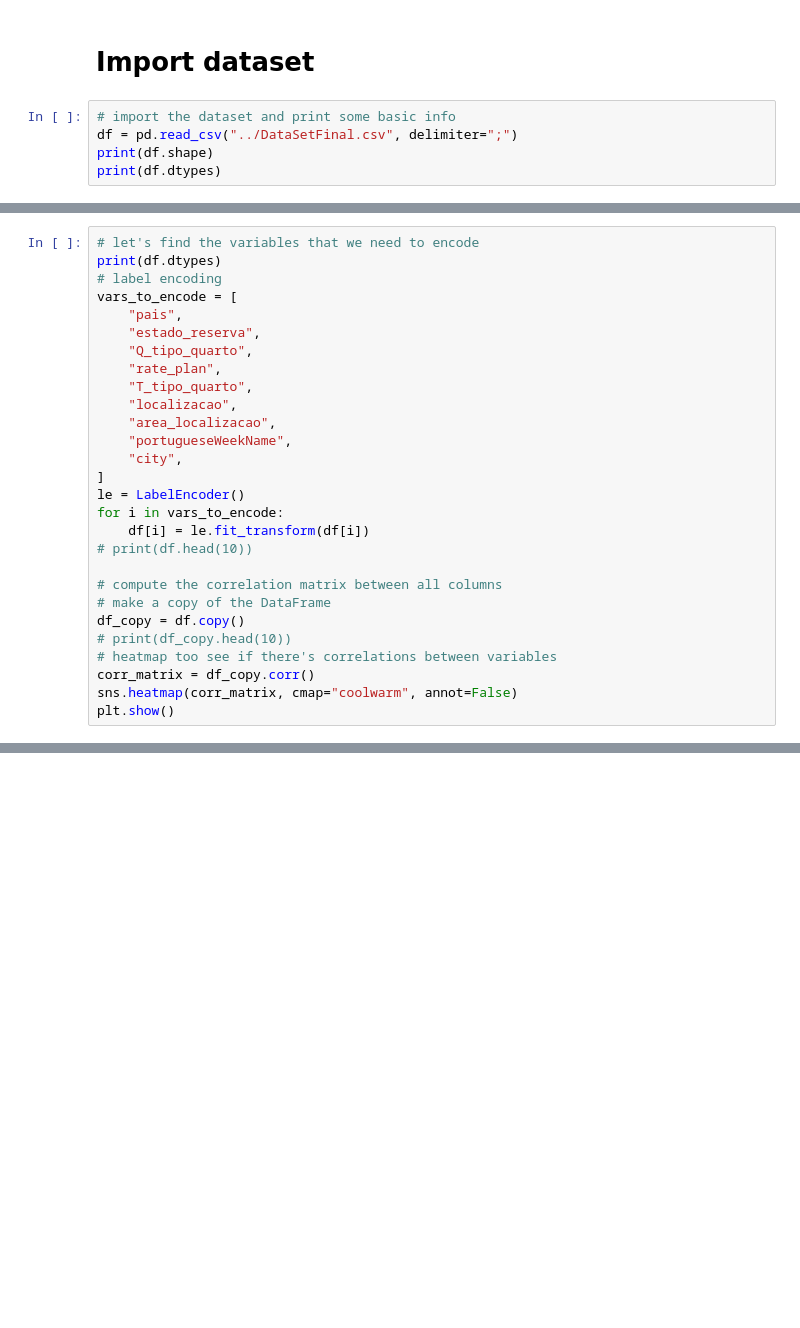
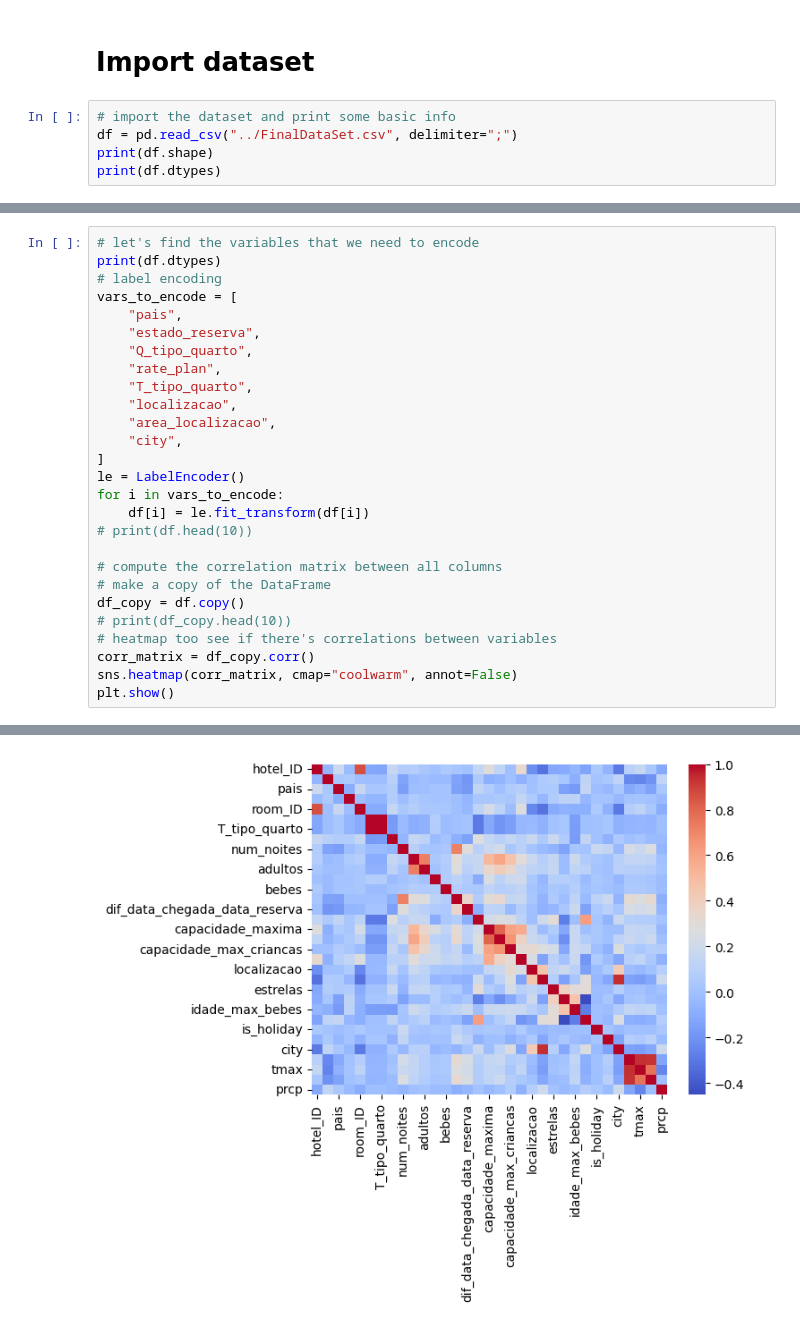
Before and after one commit to 8090457/MEI_TP_TEAD, a Jupyter notebook: Analise_Dados/AnalisePython/CorrelationMatrix.ipynb, the cells around one changed output, grey strips where cells are left out. Drawn from its saved outputs; the diff is of its cells as text; blank space fills up the shorter version.

```diff
--- a/Analise_Dados/AnalisePython/CorrelationMatrix.ipynb
+++ b/Analise_Dados/AnalisePython/CorrelationMatrix.ipynb
@@ -7,7 +7,7 @@ from sklearn.preprocessing import LabelEncoder
 # Import dataset
 # %%
 # import the dataset and print some basic info
-df = pd.read_csv("../DataSetFinal.csv", delimiter=";")
+df = pd.read_csv("../FinalDataSet.csv", delimiter=";")
 print(df.shape)
 print(df.dtypes)
 # %% [output]
@@ -40,7 +40,6 @@ vars_to_encode = [
     "T_tipo_quarto",
     "localizacao",
     "area_localizacao",
-    "portugueseWeekName",
     "city",
 ]
 le = LabelEncoder()
@@ -77,0 +76 @@ ValueError: could not convert string to float: '2023-02-24T18:10:31.920Z'
+[figure, added]
```
Also changed, not shown: parts of 2 cells of this notebook.
